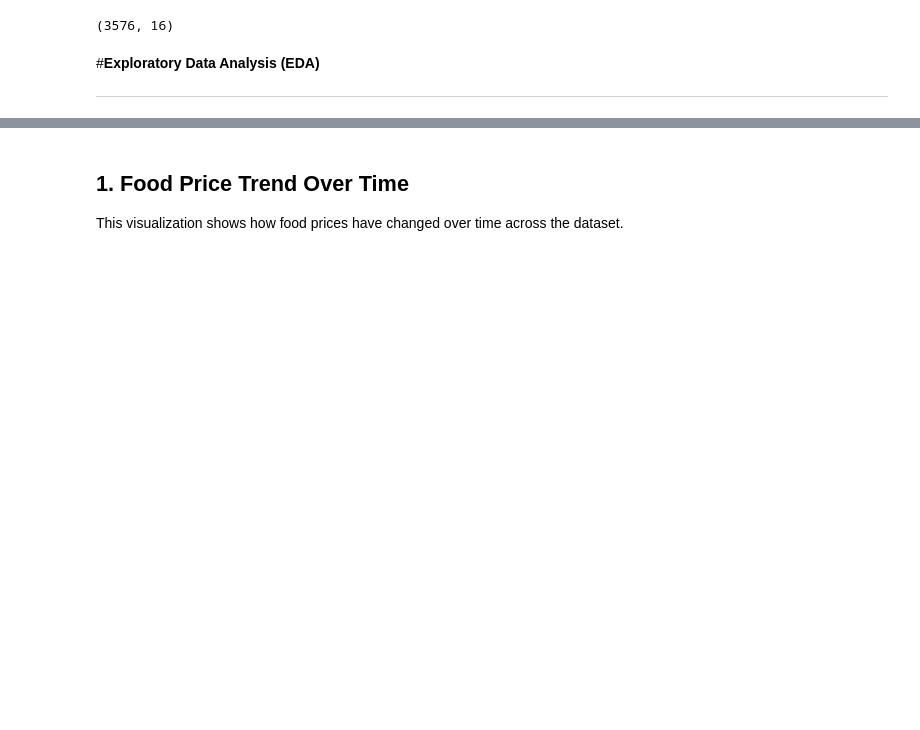
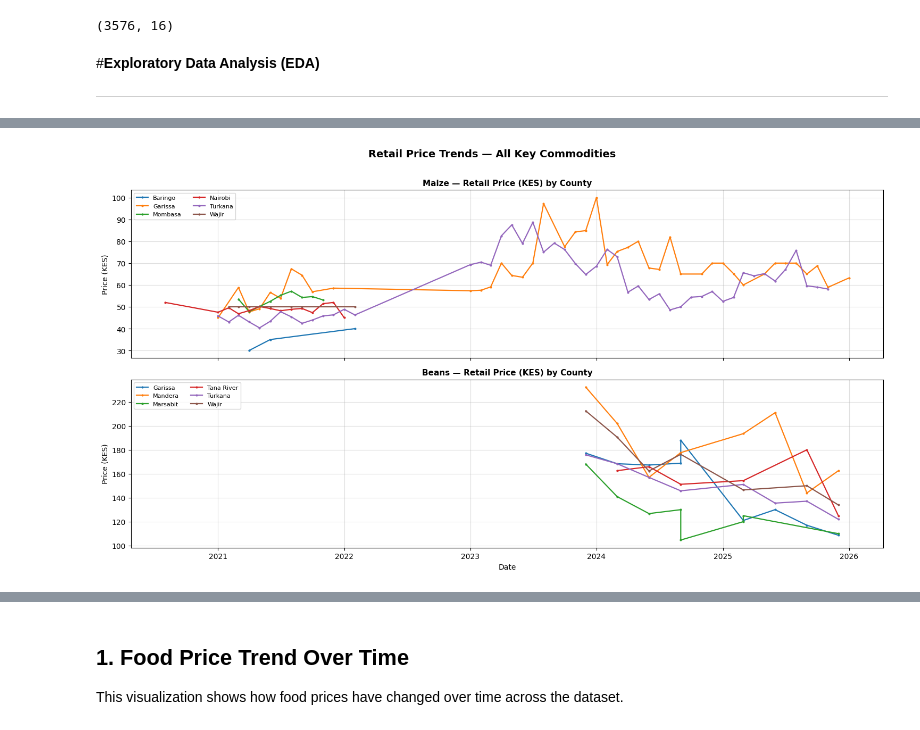
Before and after one commit to Wanyiri9dave/FoodPrice-Stabilty-Predictive-Analytics, a Jupyter notebook: index.ipynb, the cells around one changed output, grey strips where cells are left out. Saved outputs shown, nothing was run; the diff lists cells and outputs as text; code cells hidden in the pictures; blank space fills up the shorter version.

```diff
--- a/index.ipynb
+++ b/index.ipynb
@@ -725,0 +842,30 @@ merged_df.shape
+# %%
+KEY_COMM_LIST = [c for c in ['Maize', 'Beans', 'Milk', 'Maize Flour', 'Wheat Flour']
+                 if c in merged_df['commodity'].unique()]
+
+n_comm = len(KEY_COMM_LIST)
+fig, axes = plt.subplots(n_comm, 1, figsize=(15, 4 * n_comm), sharex=True)
+if n_comm == 1:
+    axes = [axes]
+
+palette = sns.color_palette('tab10', 8)
+
+for ax, commodity in zip(axes, KEY_COMM_LIST):
+    sub = merged_df[merged_df['commodity'] == commodity].copy()
+    top_counties = sub.groupby('admin2').size().nlargest(6).index.tolist()
+    sub_top = sub[sub['admin2'].isin(top_counties)]
+    for j, (admin_name, grp) in enumerate(sub_top.groupby('admin2')):
+        ax.plot(grp['date'], grp['price'], label=admin_name,
+                lw=1.6, marker='o', ms=2, color=palette[j])
+    ax.set_title(f'{commodity} — Retail Price (KES) by County', fontweight='bold', fontsize=11)
+    ax.set_ylabel('Price (KES)')
+    ax.legend(loc='upper left', fontsize=8, ncol=2)
+    ax.grid(alpha=0.4)
+    ax.xaxis.set_major_formatter(mdates.DateFormatter('%Y'))
+
+axes[-1].set_xlabel('Date')
+plt.suptitle('Retail Price Trends — All Key Commodities', fontsize=14, fontweight='bold', y=1.01)
+plt.tight_layout()
+plt.show()
+# %% [output]
+[figure, added]
```
Also changed, not shown: parts of 12 cells of this notebook.
